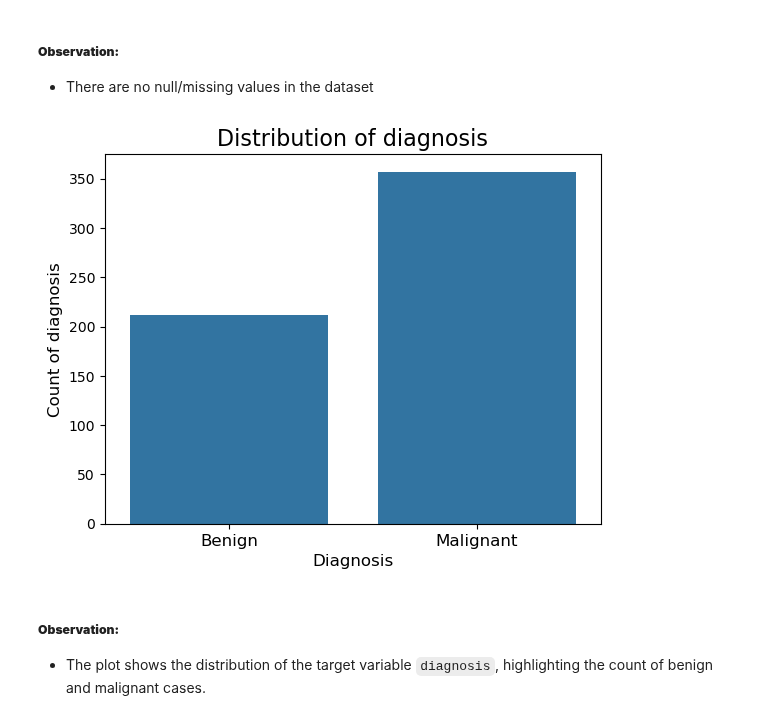
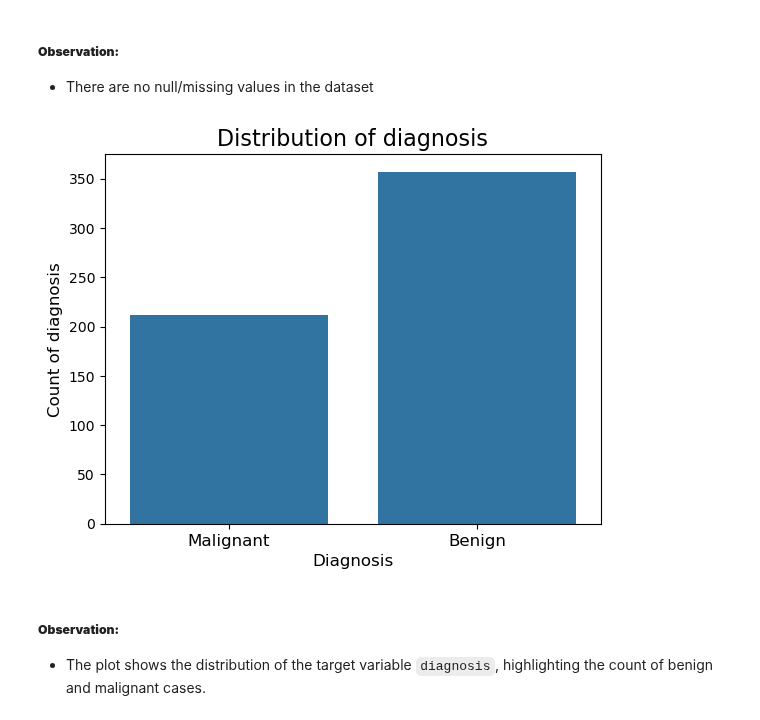
Before and after one commit to aninditadash/Introduction_to_machine_learning, a Jupyter notebook: 6.Supervised_Learning_Classification_1.ipynb, the cells around one changed output. Saved outputs shown, nothing was run; the diff lists cells and outputs as text; code cells hidden in the pictures.

```diff
--- a/6.Supervised_Learning_Classification_1.ipynb
+++ b/6.Supervised_Learning_Classification_1.ipynb
@@ -211,14 +198,14 @@ dtype: int64
 # %%
 # Distribution of the target variable
 
 sns.countplot(x="diagnosis",data = breast_cancer_data)
 plt.title("Distribution of diagnosis", fontsize=16, c="k")
 plt.xlabel("Diagnosis", fontsize=12)
 plt.ylabel("Count of diagnosis", fontsize=12)
-plt.xticks([0, 1], ['Benign', 'Malignant'], fontsize=12)
+plt.xticks([0, 1], ['Malignant', 'Benign'], fontsize=12)
 plt.show()
 # %% [output]
-[figure, old version]
+[figure, new version]
 # %% [markdown]
 ##### __Observation:__
 - The plot shows the distribution of the target variable `diagnosis`, highlighting the count of benign and malignant cases.
```
Also changed, not shown: parts of 118 cells of this notebook, 14 other files.
